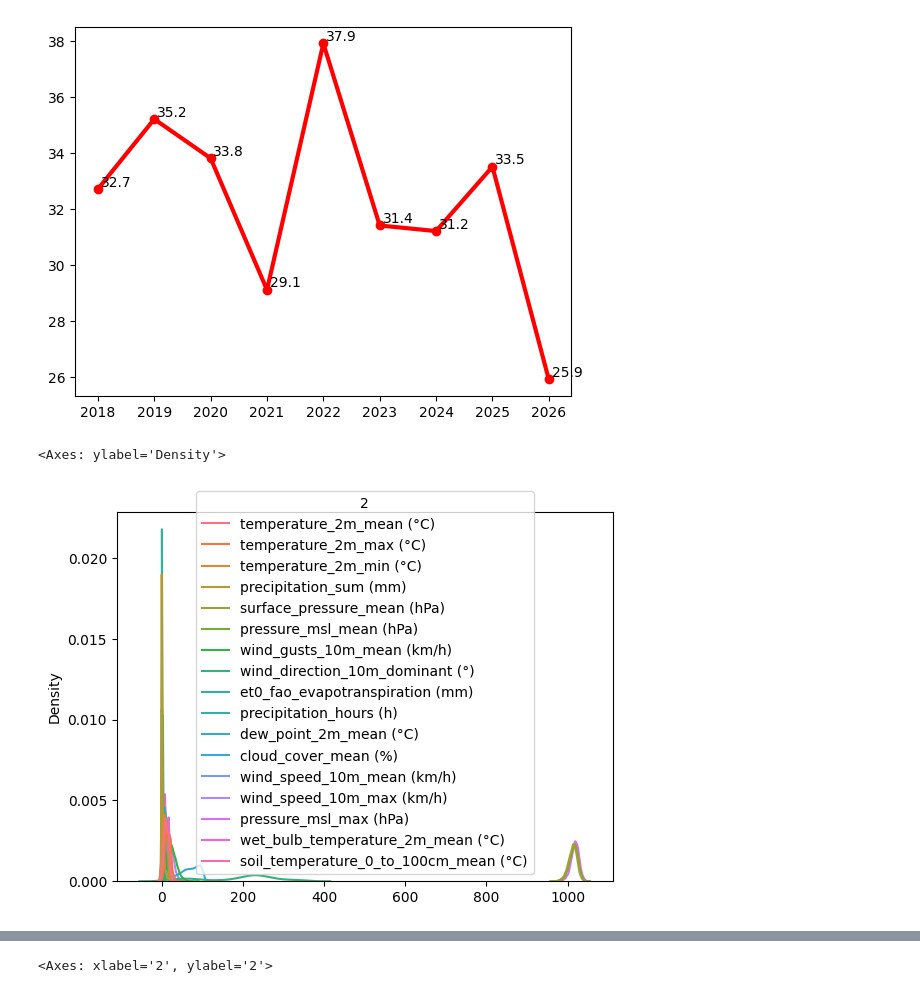
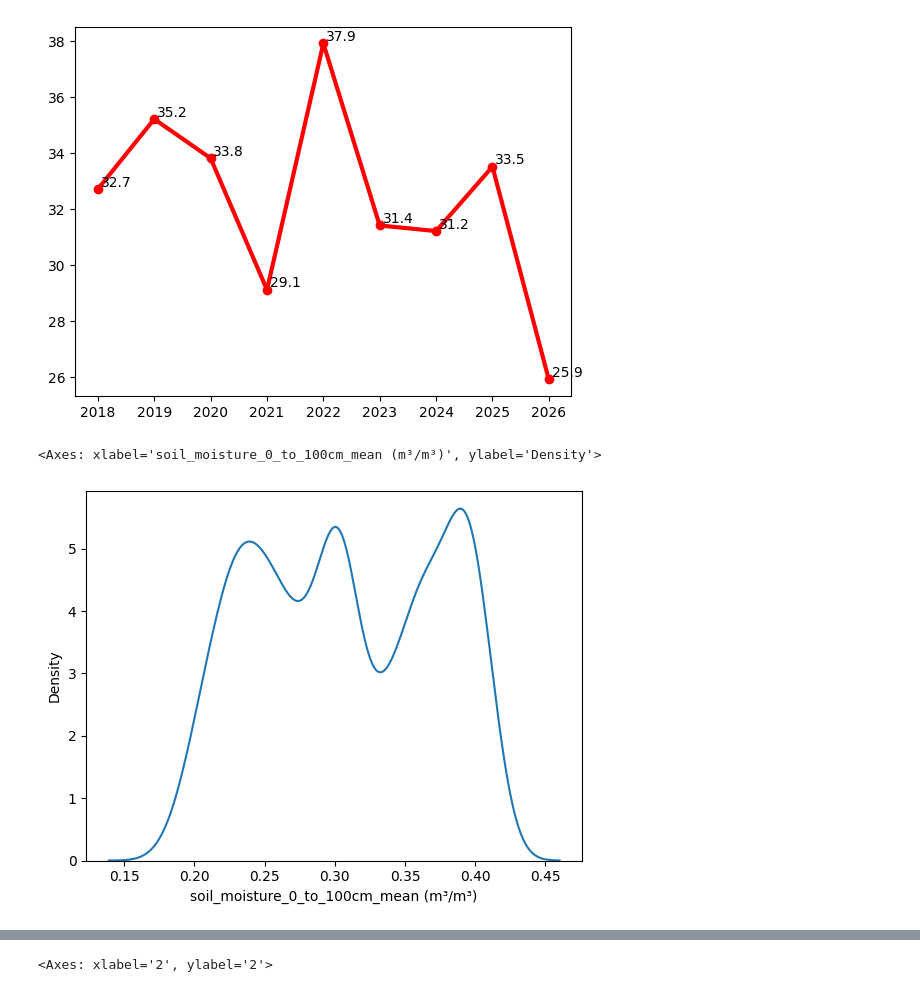
Before and after one commit to nitheshsrb/Fundamentals, a Jupyter notebook: weather.ipynb, the cells around one changed output, grey strips where cells are left out. Saved outputs shown, nothing was run; the diff lists cells and outputs as text; code cells hidden in the pictures.

```diff
--- a/weather.ipynb
+++ b/weather.ipynb
@@ -10,5 +10,5 @@ os.chdir('/Users/apple/Documents/Git/Fundamentals/weather_data')
 # %%
-df = pd.read_excel('open-meteo-51.49N0.16W23m.xlsx')
+df = pd.read_excel('open-meteo-51.49N0.16W23m.xlsx',skiprows=3)
 # %%
 df.head()
 # %% [output]
@@ -54,3 +54,0 @@ df.describe()
-# %%
-df.columns = df.loc[2]
-df = df.loc[3:]
@@ -112,8 +95,8 @@ for i, (year,val) in enumerate(zip(max_temp['year'],max_temp['temperature_2m_max
 [figure]
 # %%
 temp = df.drop(columns = ['snowfall_sum (cm)','rain_sum (mm)','year','month','soil_moisture_0_to_100cm_mean (m³/m³)'])
-sns.kdeplot(data = temp)
+sns.kdeplot(data = df['soil_moisture_0_to_100cm_mean (m³/m³)'])
 # %% [output]
-<Axes: ylabel='Density'>
+<Axes: xlabel='soil_moisture_0_to_100cm_mean (m³/m³)', ylabel='Density'>
-[figure, old version]
+[figure, new version]
 # %%
```
Also changed, not shown: parts of 17 cells of this notebook.
